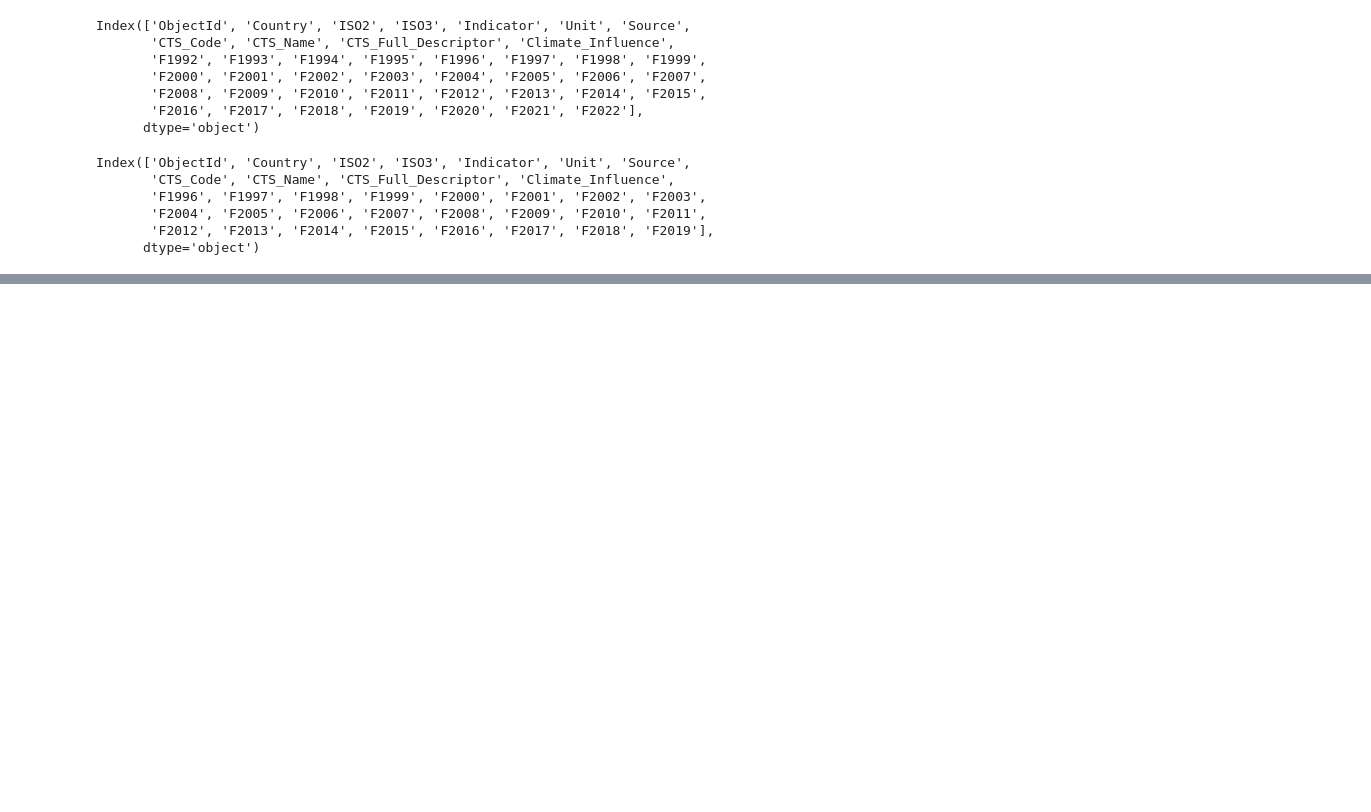
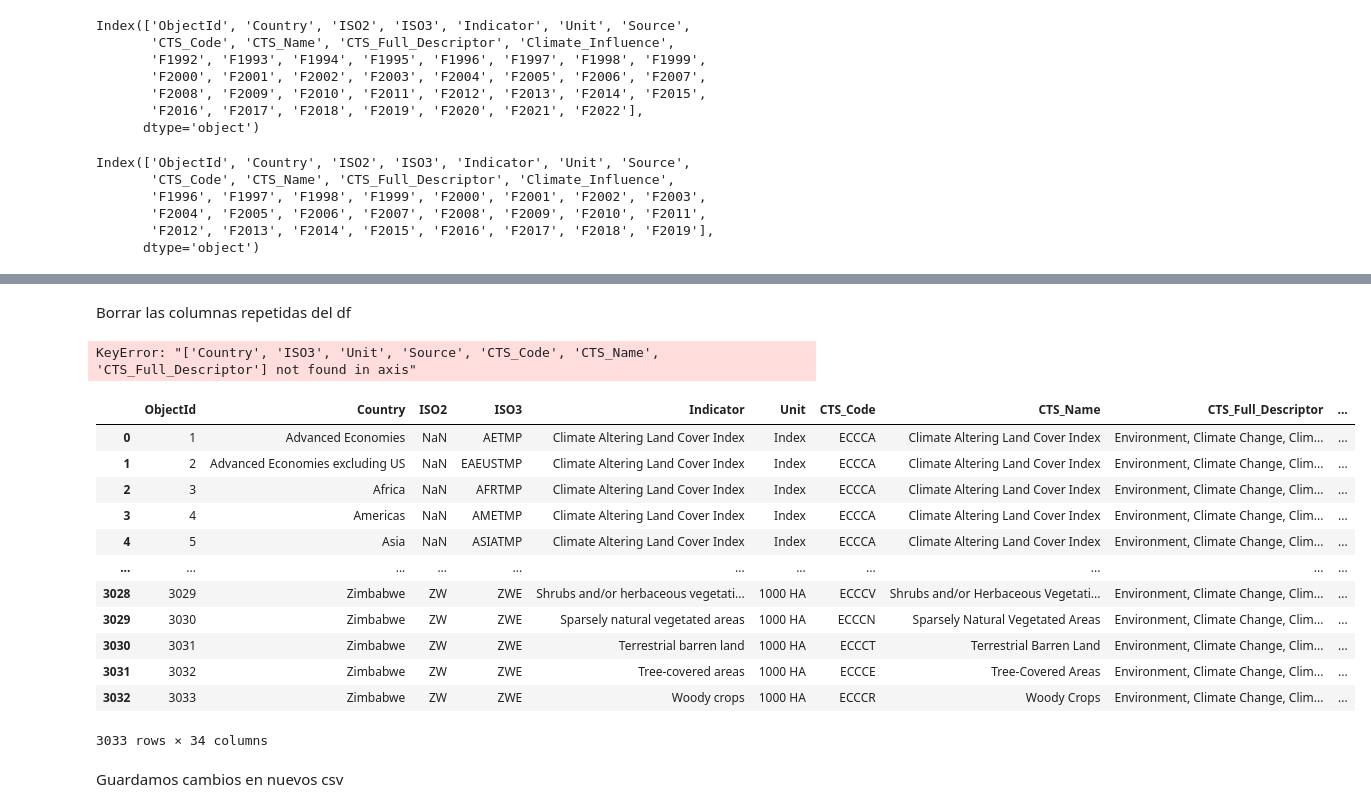
Before and after one commit to Adalab/cristinarull14-proyecto-da-promo-b-modulo-4-team-4-, a Jupyter notebook: EDA.ipynb, the cells around one changed output, grey strips where cells are left out. Saved outputs shown, nothing was run; the diff lists cells and outputs as text; code cells hidden in the pictures; blank space fills up the shorter version.

```diff
--- a/EDA.ipynb
+++ b/EDA.ipynb
@@ -520,0 +551,4 @@ Land_cover.to_csv('Land_Cover_Accounts_ok.csv', index=False)
+# %%
+#Lectura del fichero Land_Cover_Accounts
+Land_cover= pd.read_csv('Land_Cover_Accounts_ok.csv')
+Land_cover
@@ -520,0 +569,15 @@ Land_cover.to_csv('Land_Cover_Accounts_ok.csv', index=False)
+# %%
+#Quitamos la F del principio de las columnas que indican los años para que esto salga luego limpio en el df de Land_cover y surface_temperature
+
+
+# Identificar columnas que empiezan con 'F' y están seguidas por un número
+columnas_a_cambiar = Land_cover.columns[Land_cover.columns.str.match(r'^F\d+')]
+
+# Crear un diccionario de mapeo para renombrar solo las columnas que empiezan con 'F' y tienen un número
+nuevo_nombre_columnas = {col: col.replace('F', '') for col in columnas_a_cambiar}
+
+# Renombrar solo las columnas seleccionadas
+Land_cover.rename(columns=nuevo_nombre_columnas, inplace=True)
+
+# Mostrar las columnas renombradas
+print(Land_cover.columns)
@@ -520,0 +610,7 @@ Land_cover.to_csv('Land_Cover_Accounts_ok.csv', index=False)
+# %%
+#Rodear a 2 los decimales de las columnas anuales de Land_cover
+columnas_a_redondear = [ '1996', '1997', '1998', '1999', '2000', '2001', '2002', '2003', '2004',
+       '2005', '2006', '2007', '2008', '2009', '2010', '2011', '2012', '2013',
+       '2014', '2015', '2016', '2017', '2018', '2019']
+
+Land_cover[columnas_a_redondear] = Land_cover[columnas_a_redondear].round(2)
@@ -520,0 +652,2 @@ Land_cover.to_csv('Land_Cover_Accounts_ok.csv', index=False)
+# %% [markdown]
+Borrar las columnas repetidas del df
@@ -520,0 +660,29 @@ Land_cover.to_csv('Land_Cover_Accounts_ok.csv', index=False)
+# %%
+# Lista de columnas a eliminar
+columnas_a_eliminar = ['Country', 'ISO3', 'Unit', 'Source', 'CTS_Code', 'CTS_Name', 'CTS_Full_Descriptor']
+
+# Eliminar las columnas del DataFrame
+Sea_levels = Sea_levels.drop(columns=columnas_a_eliminar)
+# %% [output]
+KeyError: "['Country', 'ISO3', 'Unit', 'Source', 'CTS_Code', 'CTS_Name', 'CTS_Full_Descriptor'] not found in axis"
+# %%
+
+Land_cover = Land_cover.drop(columns = "Source")
+# %%
+Land_cover
+# %% [output]
+|  | ObjectId | Country | ISO2 | ISO3 | Indicator | Unit | CTS_Code | CTS_Name | CTS_Full_Descriptor | ... |
+| 0 | 1 | Advanced Economies | NaN | AETMP | Climate Altering Land Cover Index | Index | ECCCA | Climate Altering Land Cover Index | Environment, Climate Change, Clim... | ... |
+| 1 | 2 | Advanced Economies excluding US | NaN | EAEUSTMP | Climate Altering Land Cover Index | Index | ECCCA | Climate Altering Land Cover Index | Environment, Climate Change, Clim... | ... |
+| 2 | 3 | Africa | NaN | AFRTMP | Climate Altering Land Cover Index | Index | ECCCA | Climate Altering Land Cover Index | Environment, Climate Change, Clim... | ... |
+| 3 | 4 | Americas | NaN | AMETMP | Climate Altering Land Cover Index | Index | ECCCA | Climate Altering Land Cover Index | Environment, Climate Change, Clim... | ... |
+| 4 | 5 | Asia | NaN | ASIATMP | Climate Altering Land Cover Index | Index | ECCCA | Climate Altering Land Cover Index | Environment, Climate Change, Clim... | ... |
+| ... | ... | ... | ... | ... | ... | ... | ... | ... | ... | ... |
+| 3028 | 3029 | Zimbabwe | ZW | ZWE | Shrubs and/or herbaceous vegetati... | 1000 HA | ECCCV | Shrubs and/or Herbaceous Vegetati... | Environment, Climate Change, Clim... | ... |
+| 3029 | 3030 | Zimbabwe | ZW | ZWE | Sparsely natural vegetated areas | 1000 HA | ECCCN | Sparsely Natural Vegetated Areas | Environment, Climate Change, Clim... | ... |
+| 3030 | 3031 | Zimbabwe | ZW | ZWE | Terrestrial barren land | 1000 HA | ECCCT | Terrestrial Barren Land | Environment, Climate Change, Clim... | ... |
+| 3031 | 3032 | Zimbabwe | ZW | ZWE | Tree-covered areas | 1000 HA | ECCCE | Tree-Covered Areas | Environment, Climate Change, Clim... | ... |
+| 3032 | 3033 | Zimbabwe | ZW | ZWE | Woody crops | 1000 HA | ECCCR | Woody Crops | Environment, Climate Change, Clim... | ... |
+3033 rows × 34 columns
+# %% [markdown]
+Guardamos cambios en nuevos csv
```
Also changed, not shown: parts of 22 cells of this notebook, 4 other files.
